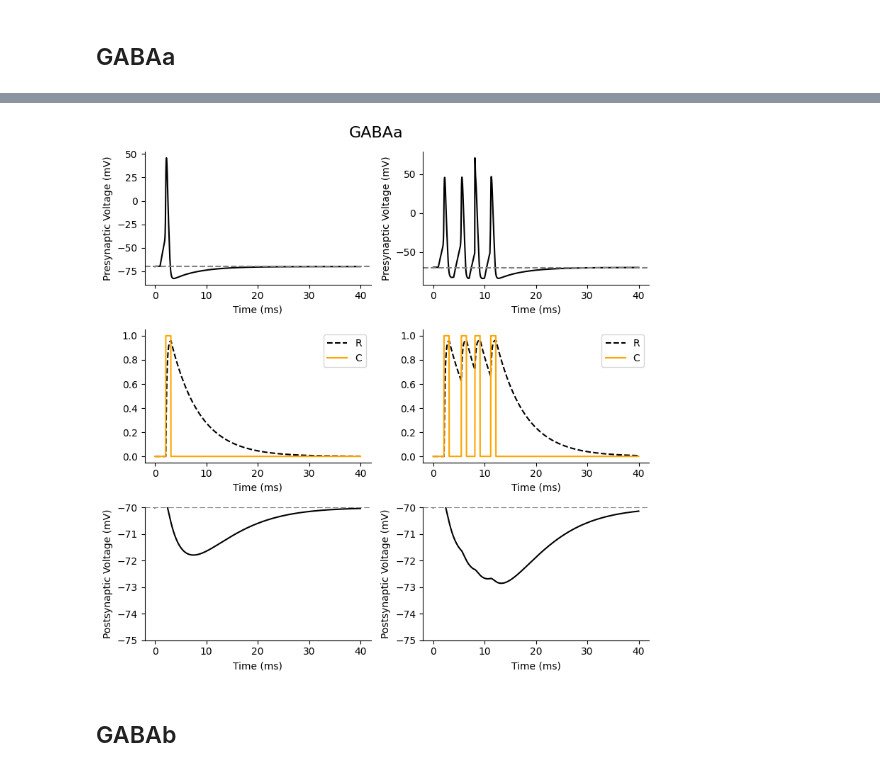
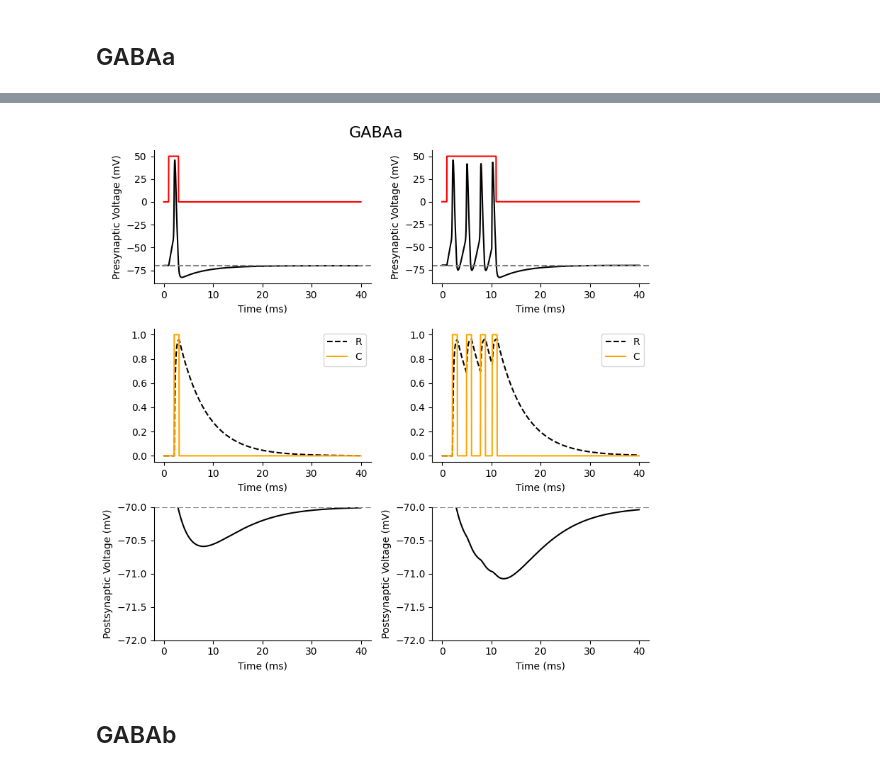
Before and after one commit to jaxleyverse/jaxley-mech, a Jupyter notebook: notebooks/synapses/dms98.ipynb, the cells around one changed output, grey strips where cells are left out. Drawn from its saved outputs; the diff is of its cells as text; code cells hidden in the pictures.

```diff
--- a/notebooks/synapses/dms98.ipynb
+++ b/notebooks/synapses/dms98.ipynb
@@ -34,20 +34,20 @@ META
 # according to Traub & Miles, Neuronal Networks of the Hippocampus, Cambridge, 1991
 
 def m_gate(v):
-    v -= -63
+    v -= -63 + 1e-6
     alpha_m = 0.32 * (13 - v) / (jnp.exp(13-v)/4 - 1)
     beta_m = 0.28 * (v - 40) / (jnp.exp((v-40)/5) - 1)
     return alpha_m, beta_m
 
 def h_gate(v):
-    v -= -63
+    v -= -63 + 1e-6
     alpha_h = 0.128 * jnp.exp((17 - v)/18)
     beta_h = 4 / (jnp.exp((40-v)/5) + 1)
     return alpha_h, beta_h
 
 
 def n_gate(v):
-    v -= -63
+    v -= -63 + 1e-6
     alpha_n = 0.032 * (15 - v) / (jnp.exp(15-v)/5 - 1)
     beta_n = 0.5 * jnp.exp((10-v)/40)
     return alpha_n, beta_n
@@ -132,7 +224,8 @@ Added 1 recordings. See `.recordings` for details.
 fig, ax = plt.subplot_mosaic([['PRE0', 'PRE1'], ['U0', "U1"], ['POST0', "POST1"]], figsize=(8,8))
 
 for i in range(2):
-    ax[f"PRE{i}"].plot(time_vec, res[i][0].T[:-1], color="black")
+    ax[f"PRE{i}"].plot(time_vec, currents[i] * 500, color="red", label='Injected Current (nA)')
+    ax[f"PRE{i}"].plot(time_vec, res[i][0].T[:-1], color="black", linewidth=0.5)
     ax[f"PRE{i}"].set_xlabel("Time (ms)")
     ax[f"PRE{i}"].set_ylabel("Presynaptic Voltage (mV)")
     ax[f"PRE{i}"].axhline(-70, color="gray", linestyle="--")
@@ -146,11 +239,11 @@ for i in range(2):
     ax[f"POST{i}"].set_xlabel("Time (ms)")
     ax[f"POST{i}"].set_ylabel("Postsynaptic Voltage (mV)")
     ax[f"POST{i}"].axhline(-70, color="gray", linestyle="--")
-    ax[f"POST{i}"].set_ylim(-75, -50)
+    ax[f"POST{i}"].set_ylim(-71, -67)
 
     for a in ax.values():
         a.spines[['top', 'right']].set_visible(False)
 
     fig.tight_layout()
-    fig.suptitle("AMPA", fontsize=16)
+    fig.suptitle("NMDA", fontsize=16)
 # %% [output]
@@ -183,19 +276,36 @@ post = net.cell(1).branch(0).comp(0)
 
 pre.connect(post, GABAa(name="GABAa"))
 
+# Stimulus.
+i_delay = 1.  # ms
+i_amp = 0.1  # nA
+i_dur = 2.0  # ms
+
+# Duration and step size.
+dt = 0.025  # ms
+t_max = 40.0  # ms
+
+time_vec = jnp.arange(0.0, t_max+dt, dt)
+
+# stimulate the pre-synaptic compartment
+currents = [
+    jx.step_current(i_delay, i_dur, i_amp, dt, t_max),
+    jx.step_current(i_delay, i_dur * 5, i_amp, dt, t_max)
+]
+
 # stimulate the pre-synaptic compartment
 res = []
 from copy import deepcopy
 for current in currents:
     net0 = deepcopy(net)
-    net0.cell(0).branch(0).comp(0).stimulate(current)
+    net0.cell(0).branch(0).comp(0).stimulate(current, verbose=False)
 
     # record the membrane potential of the pre- and post-synaptic compartments
-    net0.cell(0).branch(0).comp(0).record()
-    net0.cell(1).branch(0).comp(0).record()
+    net0.cell(0).branch(0).comp(0).record(verbose=False)
+    net0.cell(1).branch(0).comp(0).record(verbose=False)
 
-    net0.cell(1).branch(0).comp(0).record("GABAa_R")
-    net0.cell(1).branch(0).comp(0).record("GABAa_C")
+    net0.cell(1).branch(0).comp(0).record("GABAa_R", verbose=False)
+    net0.cell(1).branch(0).comp(0).record("GABAa_C", verbose=False)
 
     s = jx.integrate(net0, delta_t=dt)
     res.append(s)
@@ -213,30 +312,31 @@ Added 1 recordings. See `.recordings` for details.
 # %%
 fig, ax = plt.subplot_mosaic([['PRE0', 'PRE1'], ['U0', "U1"], ['POST0', "POST1"]], figsize=(8,8))
 
 for i in range(2):
+    ax[f"PRE{i}"].plot(time_vec, currents[i] * 500, color="red", label='Injected Current (nA)')
     ax[f"PRE{i}"].plot(time_vec, res[i][0].T[:-1], color="black")
     ax[f"PRE{i}"].set_xlabel("Time (ms)")
     ax[f"PRE{i}"].set_ylabel("Presynaptic Voltage (mV)")
     ax[f"PRE{i}"].axhline(-70, color="gray", linestyle="--")
 
     ax[f"U{i}"].plot(time_vec, res[i][2].T[:-1], label="R", color='black', linestyle="--")
     ax[f"U{i}"].plot(time_vec, res[i][3].T[:-1], label="C", color='orange')
     ax[f"U{i}"].set_xlabel("Time (ms)")
     ax[f"U{i}"].legend()
 
     ax[f"POST{i}"].plot(time_vec, res[i][1].T[:-1], color="black")
     ax[f"POST{i}"].set_xlabel("Time (ms)")
     ax[f"POST{i}"].set_ylabel("Postsynaptic Voltage (mV)")
     ax[f"POST{i}"].axhline(-70, color="gray", linestyle="--")
-    ax[f"POST{i}"].set_ylim(-75, -70)
+    ax[f"POST{i}"].set_ylim(-72, -70)
 
     for a in ax.values():
         a.spines[['top', 'right']].set_visible(False)
 
     fig.tight_layout()
     fig.suptitle("GABAa", fontsize=16)
 # %% [output]
-[figure, old version]
+[figure, new version]
 # %% [markdown]
 ## GABAb
 # %%
```
Also changed, not shown: parts of 12 cells of this notebook, 1 other file.
